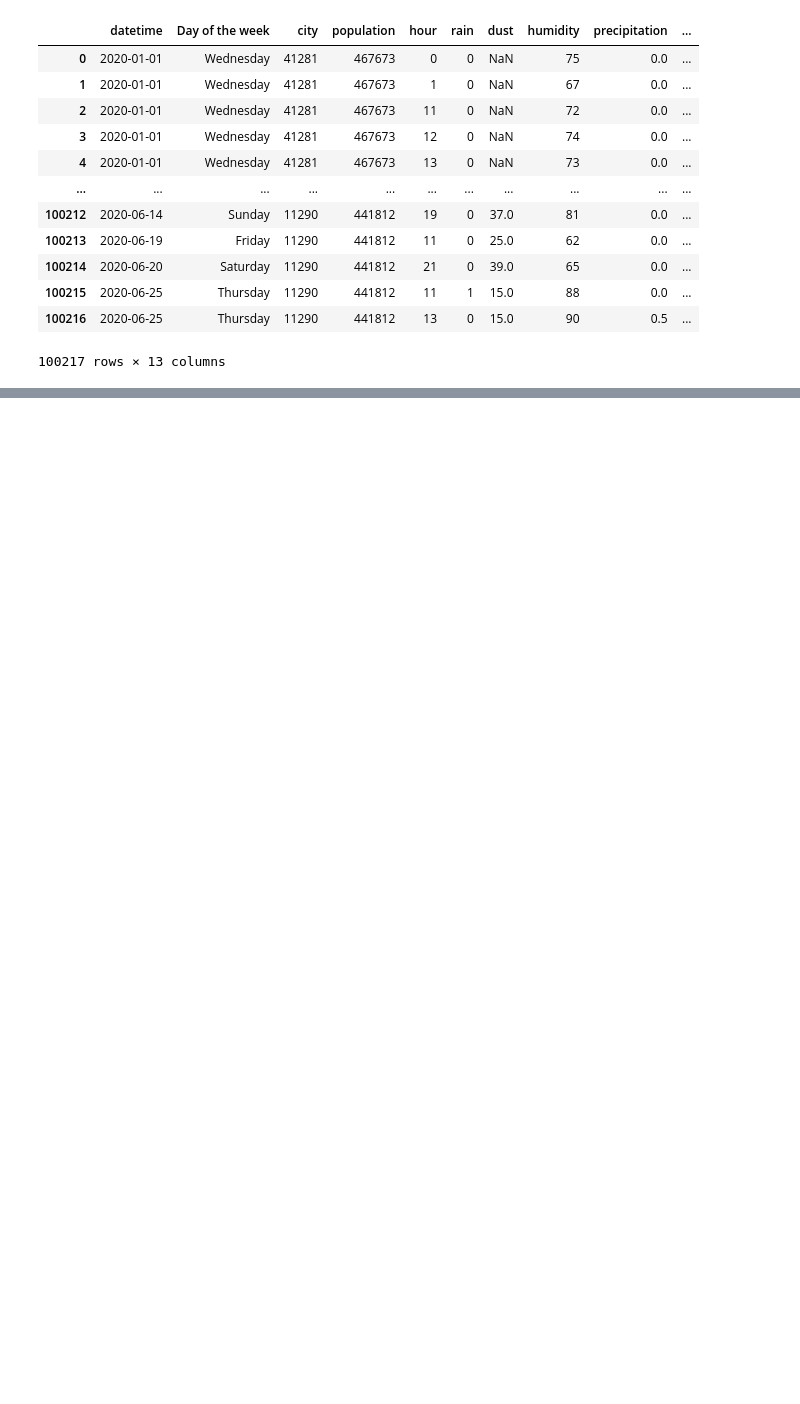
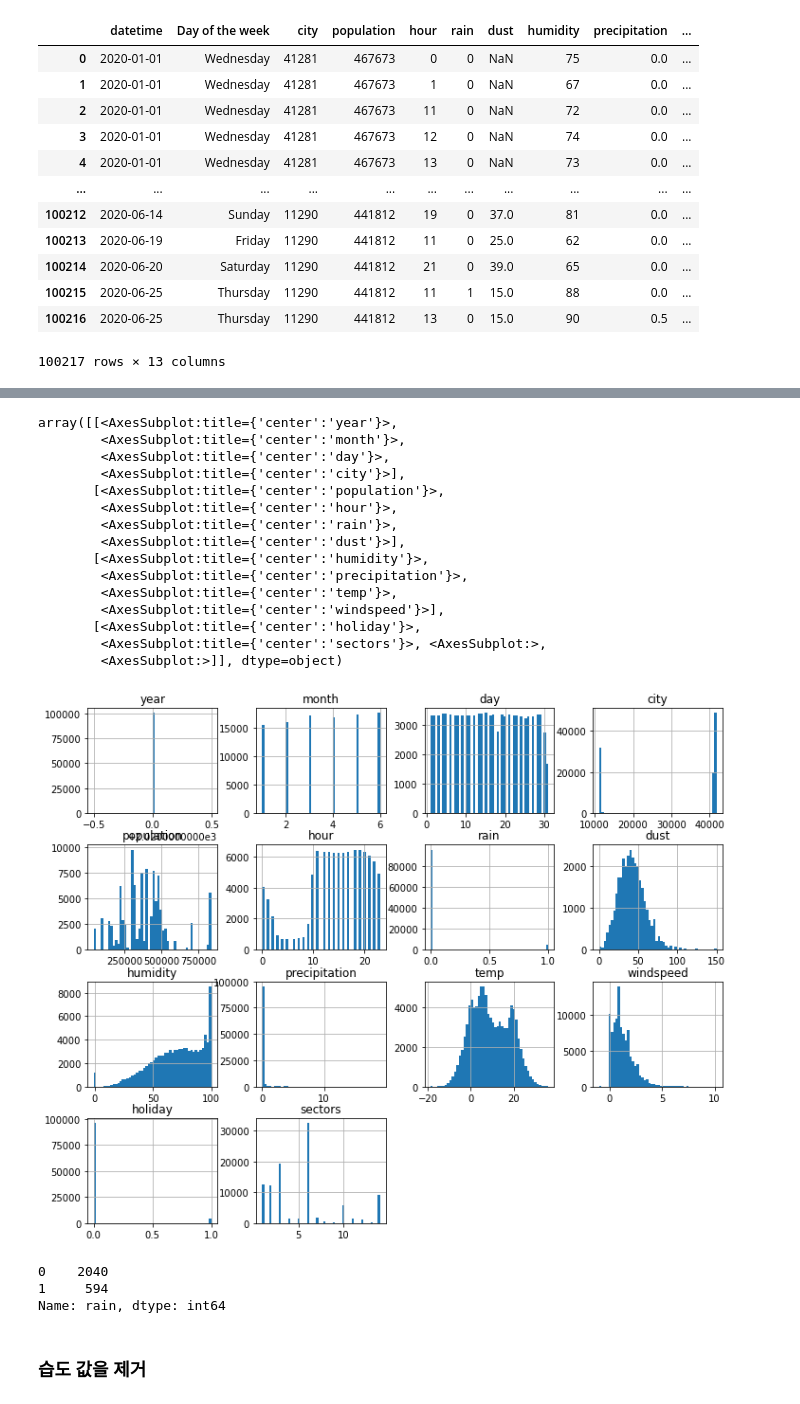
Before and after one commit to wjswjdgns/miniproject02, a Jupyter notebook: deliverydata_data.ipynb, the cells around one changed output, grey strips where cells are left out. Cells and saved outputs as stored; diff of their text form; code cells hidden in the pictures; blank space fills up the shorter version.

```diff
--- a/deliverydata_data.ipynb
+++ b/deliverydata_data.ipynb
@@ -20,0 +131,2 @@ delivery_data
+# %%
+delivery_data['datetime'] = delivery_data['datetime'].apply(pd.to_datetime)
@@ -20,0 +136,6 @@ delivery_data
+# %%
+delivery_data['year'] = delivery_data['datetime'].apply(lambda x : x.year)
+delivery_data['month'] = delivery_data['datetime'].apply(lambda x : x.month)
+delivery_data['day'] = delivery_data['datetime'].apply(lambda x : x.day)
+# %%
+delivery_data = delivery_data.loc[:,['year','month','day','Day of the week','city','population','hour', 'rain','dust','humidity','precipitation','temp','windspeed','holiday','sectors']]
@@ -20,0 +384,30 @@ delivery_data
+# %%
+# humidity 값에 이상치 있는 것으로 확인 조절 필요
+delivery_data.hist(bins=50,figsize=(12,10))
+# %% [output]
+array([[<AxesSubplot:title={'center':'year'}>,
+        <AxesSubplot:title={'center':'month'}>,
+        <AxesSubplot:title={'center':'day'}>,
+        <AxesSubplot:title={'center':'city'}>],
+       [<AxesSubplot:title={'center':'population'}>,
+        <AxesSubplot:title={'center':'hour'}>,
+        <AxesSubplot:title={'center':'rain'}>,
+        <AxesSubplot:title={'center':'dust'}>],
+       [<AxesSubplot:title={'center':'humidity'}>,
+        <AxesSubplot:title={'center':'precipitation'}>,
+        <AxesSubplot:title={'center':'temp'}>,
+        <AxesSubplot:title={'center':'windspeed'}>],
+       [<AxesSubplot:title={'center':'holiday'}>,
+        <AxesSubplot:title={'center':'sectors'}>, <AxesSubplot:>,
+        <AxesSubplot:>]], dtype=object)
+[figure, added]
+# %%
+# 비가 오지 않았는데 습도 값이 100인 값이 있는 것이 비가 온 경우보다 약 4배 정도 되는 것을 볼 때 이상치로 생각됨
+# 습도 값을 제거 후 다시 실행
+delivery_data[delivery_data['humidity'] == 100]['rain'].value_counts()
+# %% [output]
+0    2040
+1     594
+Name: rain, dtype: int64
+# %% [markdown]
+### 습도 값을 제거
```
Also changed, not shown: parts of 83 cells of this notebook, 1 other file.
